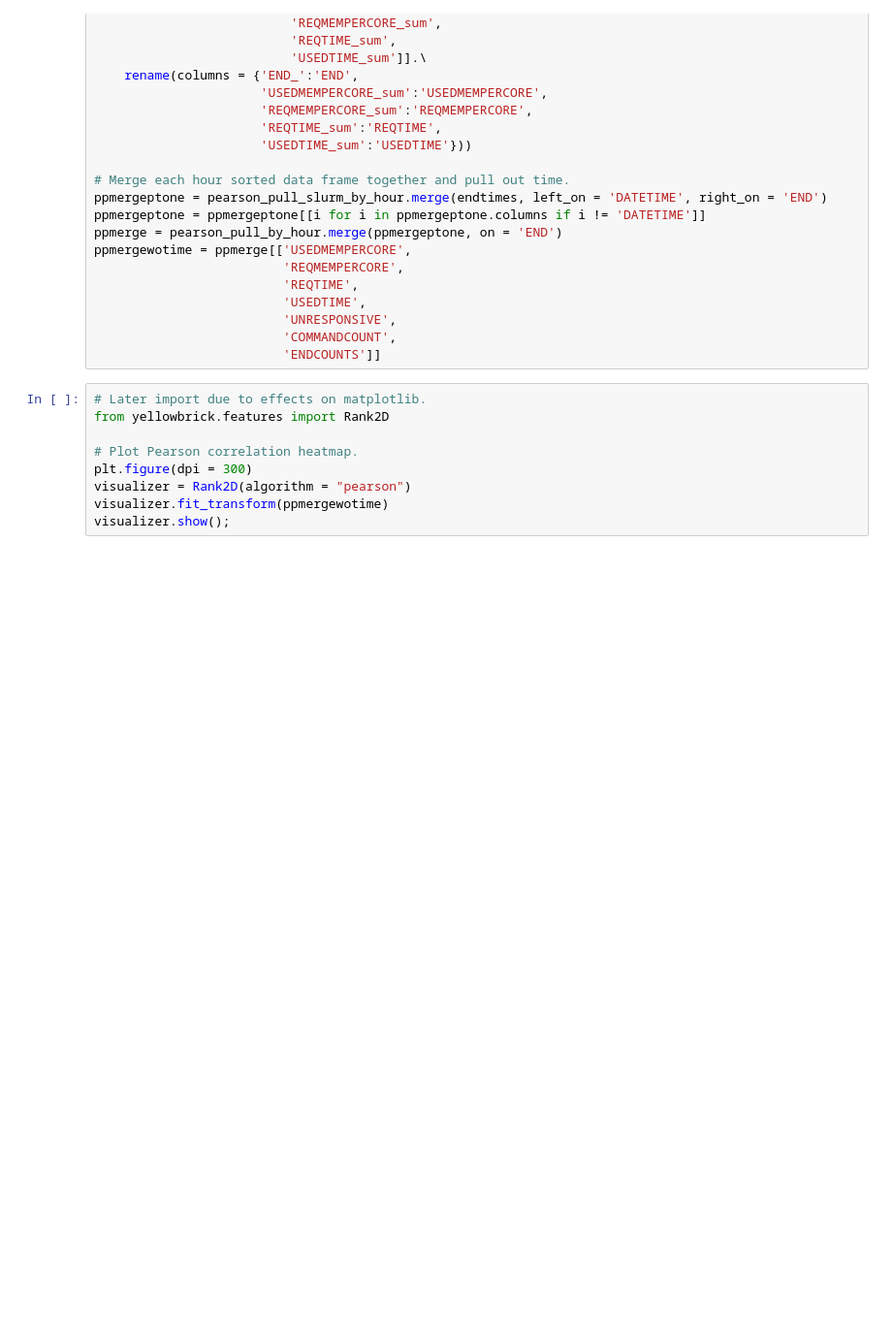
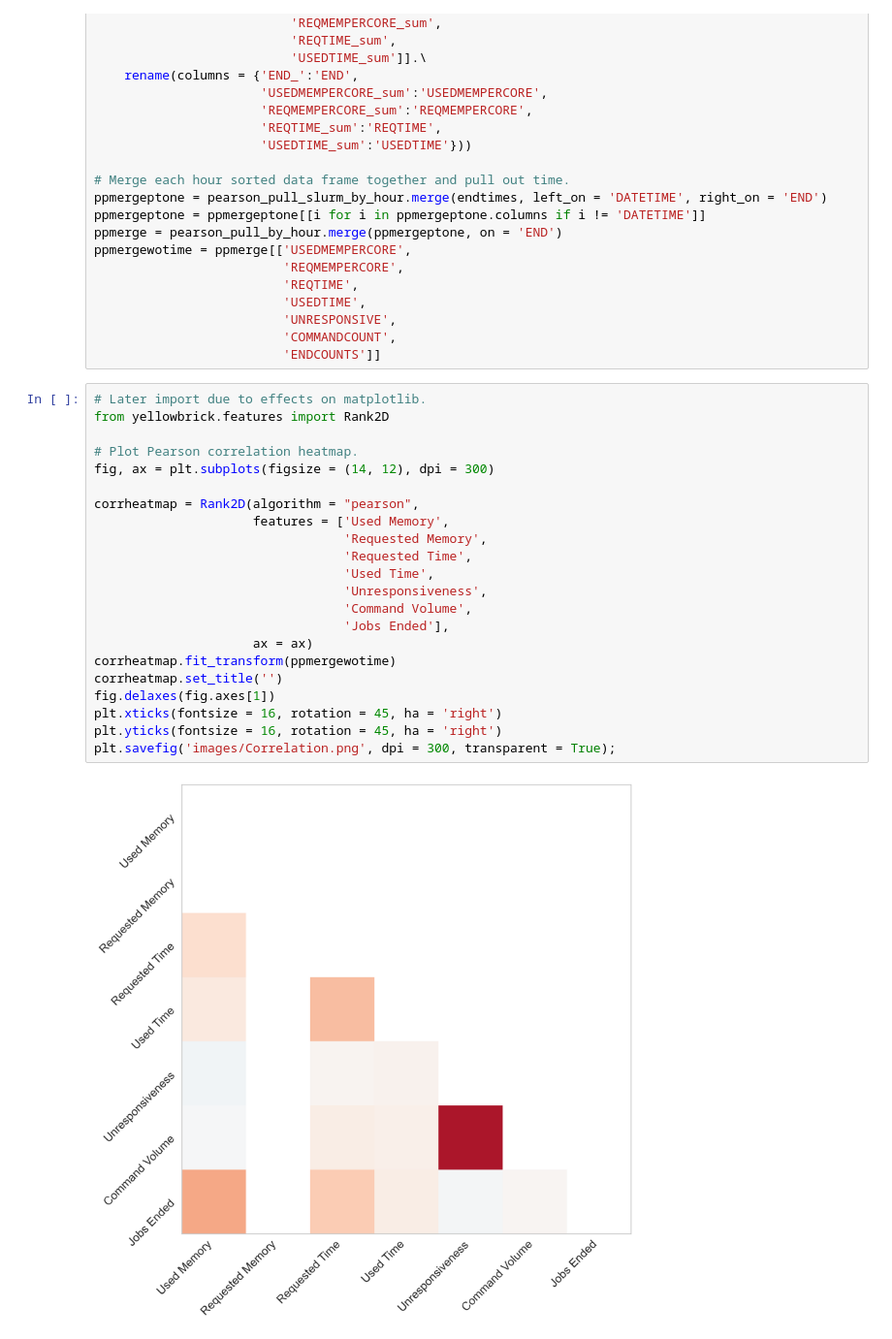
Before and after one commit to nss-data-science-cohort-5/accre-three-musketeers, a Jupyter notebook: charre2021-ACCRE_Question_4.ipynb, the cells around one changed output. Shown at 97% size. Saved outputs shown, nothing was run; the diff lists cells and outputs as text; blank space fills up the shorter version.

```diff
--- a/charre2021-ACCRE_Question_4.ipynb
+++ b/charre2021-ACCRE_Question_4.ipynb
@@ -243,9 +259,24 @@ ppmergewotime = ppmerge[['USEDMEMPERCORE',
 # %%
 # Later import due to effects on matplotlib.
 from yellowbrick.features import Rank2D
 
 # Plot Pearson correlation heatmap.
-plt.figure(dpi = 300)
-visualizer = Rank2D(algorithm = "pearson")
-visualizer.fit_transform(ppmergewotime)
-visualizer.show();
+fig, ax = plt.subplots(figsize = (14, 12), dpi = 300)
+
+corrheatmap = Rank2D(algorithm = "pearson",
+                     features = ['Used Memory',
+                                 'Requested Memory',
+                                 'Requested Time',
+                                 'Used Time',
+                                 'Unresponsiveness',
+                                 'Command Volume',
+                                 'Jobs Ended'],
+                     ax = ax)
+corrheatmap.fit_transform(ppmergewotime)
+corrheatmap.set_title('')
+fig.delaxes(fig.axes[1])
+plt.xticks(fontsize = 16, rotation = 45, ha = 'right')
+plt.yticks(fontsize = 16, rotation = 45, ha = 'right')
+plt.savefig('images/Correlation.png', dpi = 300, transparent = True);
+# %% [output]
+[figure, added]
```
Also changed, not shown: parts of 4 cells of this notebook, 2 other files.
